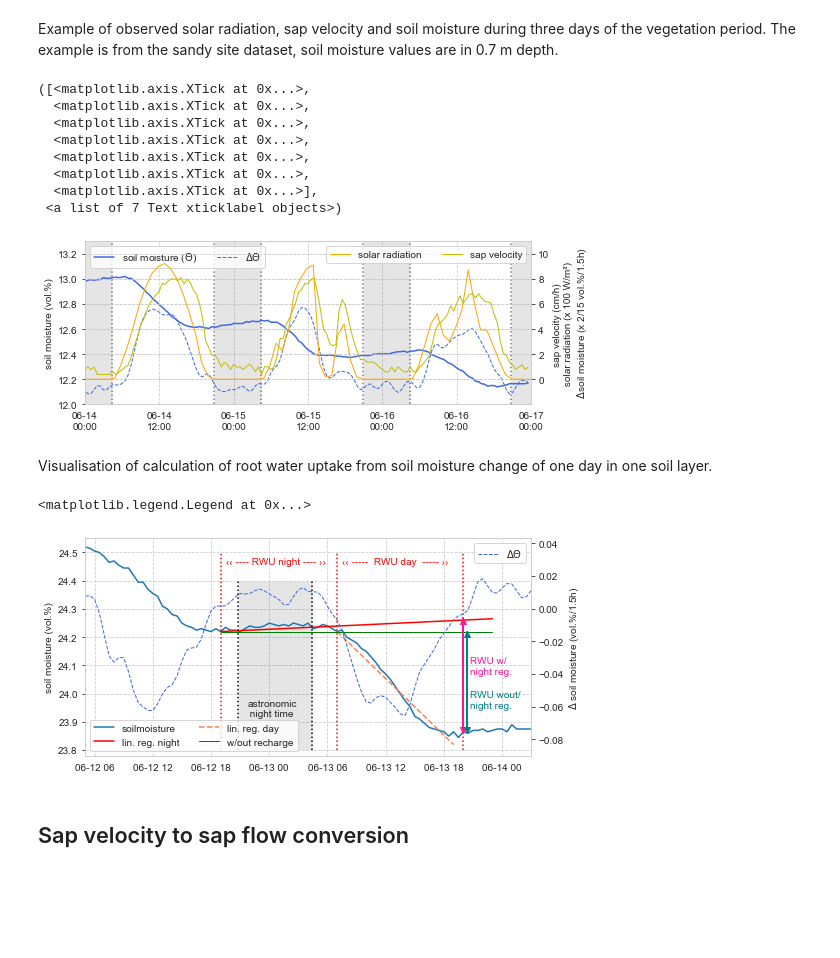
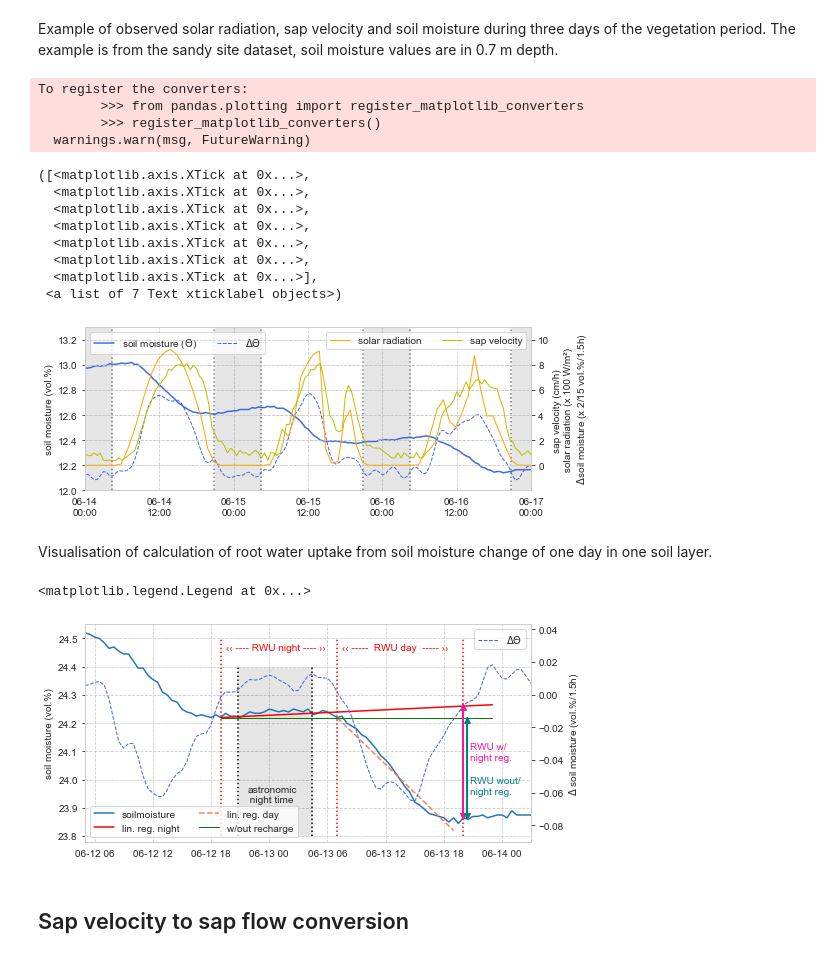
Before and after one commit to cojacoo/rootwater, a Jupyter notebook: docs/examples/RWU_SF_Paper.ipynb, the cells around one changed output. Drawn from its saved outputs; the diff is of its cells as text; code cells hidden in the pictures; blank space fills up the shorter version.

```diff
--- a/docs/examples/RWU_SF_Paper.ipynb
+++ b/docs/examples/RWU_SF_Paper.ipynb
@@ -188,7 +192,7 @@ from astral import Location
 l = Location()
 l.latitude = 49.70764
 l.longitude = 5.897638
-l.timezone = 'Etc/GMT-1'
+l.timezone = 'Etc/GMT+1'
 l.elevation = 200
 
 #sunrise sunset
@@ -206,8 +210,11 @@ def suns(dd):
 figsize(8,3)
 
 soil=SM.loc['2017-06-12':'2017-06-16','Sand_SM_70']
+soil = soil.tz_localize('Etc/GMT+1')
 ray=prec_rad.loc['2017-06-12':'2017-06-16','Rad']/100
+ray = ray.tz_localize('Etc/GMT+1')
 saps=SV.loc['2017-06-12':'2017-06-16','Sand_SV_inner']
+saps = saps.tz_localize('Etc/GMT+1')
 
 dif_ts = pd.Series(spf.gaussian_filter1d(soil.diff(3),1))
 dif_ts.index = soil.index
@@ -219,42 +226,46 @@ ax1.set_ylabel('soil moisture (vol.%)')
 ax1.set_ylim([12.,13.3])
 ax1.set_xlim(['2017-06-14','2017-06-17 00:00:00'])
 
 #dates to consider:
 ddx = soil.resample('1d').mean().index.date
 
 for i in np.arange(len(ddx)):
     sus = pd.to_datetime(l.sun(date=ddx[i])['sunset'])+datetime.timedelta(hours=1)
     sur = pd.to_datetime(l.sun(date=ddx[i]+datetime.timedelta(hours=24))['sunrise'])+datetime.timedelta(hours=1)
     ax1.vlines(sus,12.,13.3,'k',':',alpha=0.5)
     ax1.vlines(sur,12.,13.3,'k',':',alpha=0.5)
     if i == len(ddx)-1:
         ax1.fill_betweenx([12.,13.3],[sus,sus],[sur,sur],facecolor='k',alpha=0.1)#,label='astron. night')
     else:
         ax1.fill_betweenx([12.,13.3],[sus,sus],[sur,sur],facecolor='k',alpha=0.1)
 
 ax1.legend(loc=2,ncol=2)
 ax2 = ax1.twinx()
 yticks(np.arange(0,17,2),np.arange(0,17,2))
 leg2,=ax2.plot(ray.index,ray,c='orange',linestyle='-',lw=1,label='solar radiation')
 leg3,=ax2.plot(saps.index,saps,c='y',linestyle='-',lw=1,label='sap velocity')
 ax2.set_ylabel('sap velocity (cm/h) \n solar radiation (x 100 W/m²) \n $\Delta$soil moisture (x 2/15 vol.%/1.5h)')
 
 ax2.set_ylim([-2,11])
 ax2.legend([leg2,leg3,],['solar radiation','sap velocity'],loc=1,ncol=2)
 ax2.set_xlim(['2017-06-14','2017-06-17 00:00:00'])
 
 xticks(SM.loc['2017-06-14':'2017-06-17 00:00:00'].resample('12h').mean().index,['06-14\n00:00','06-14\n12:00','06-15\n00:00','06-15\n12:00','06-16\n00:00','06-16\n12:00','06-17\n00:00'])
 #
 # %% [output]
-([<matplotlib.axis.XTick at 0x...>,
-  <matplotlib.axis.XTick at 0x...>,
-  <matplotlib.axis.XTick at 0x...>,
-  <matplotlib.axis.XTick at 0x...>,
-  <matplotlib.axis.XTick at 0x...>,
-  <matplotlib.axis.XTick at 0x...>,
-  <matplotlib.axis.XTick at 0x...>],
- <a list of 7 Text xticklabel objects>)
+To register the converters:
+        >>> from pandas.plotting import register_matplotlib_converters
+        >>> register_matplotlib_converters()
+  warnings.warn(msg, FutureWarning)
+([<matplotlib.axis.XTick at 0x...>,
+  <matplotlib.axis.XTick at 0x...>,
+  <matplotlib.axis.XTick at 0x...>,
+  <matplotlib.axis.XTick at 0x...>,
+  <matplotlib.axis.XTick at 0x...>,
+  <matplotlib.axis.XTick at 0x...>,
+  <matplotlib.axis.XTick at 0x...>],
+ <a list of 7 Text xticklabel objects>)
-[figure, old version]
+[figure, new version]
 # %% [markdown]
 Visualisation of calculation of root water uptake from soil moisture change of one day in one soil layer.
 # %%
@@ -306,6 +317,6 @@ grid(False)
 legend(loc=1)
 # %% [output]
 <matplotlib.legend.Legend at 0x...>
-[figure, old version]
+[figure, new version]
 # %% [markdown]
 ## Sap velocity to sap flow conversion
```
Also changed, not shown: parts of 12 cells of this notebook, 1 other file.
